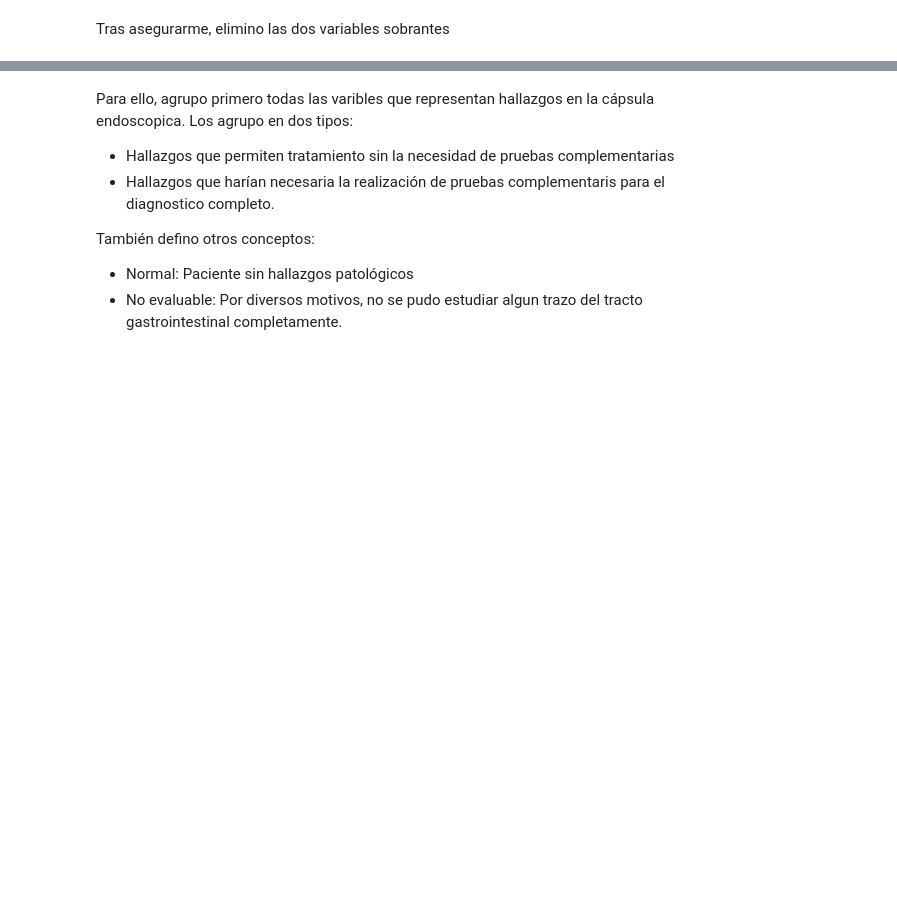
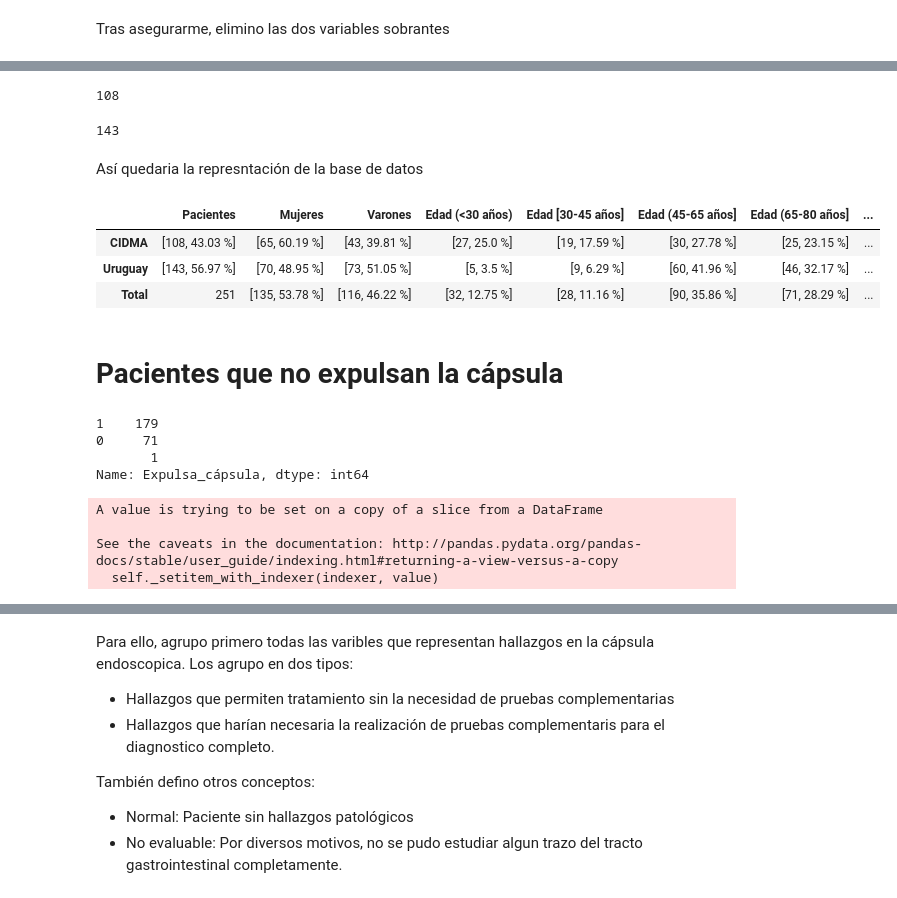
Before and after one commit to Hermenegildo12/Capsula_endoscopia, a Jupyter notebook: Capsula.ipynb, the cells around one changed output, grey strips where cells are left out. Saved outputs shown, nothing was run; the diff lists cells and outputs as text; code cells hidden in the pictures; blank space fills up the shorter version.

```diff
--- a/Capsula.ipynb
+++ b/Capsula.ipynb
@@ -113,0 +267,55 @@ datos.drop(columns=['Hernia_hiato_esof','Hernia_hiato_estom'],axis=0, inplace=Tr
+# %%
+def edades (cent,limi_inf,simbolo,limi_sup=0):
+    centro=datos[datos["Médico"]==cent]
+    if simbolo=="<":
+        numero=len(centro[centro["Edad"]<limi_inf])
+        return numero
+    elif simbolo=="entre":
+        numero=len(centro[(centro["Edad"]>=limi_inf) & (centro["Edad"]<=limi_sup)])
+        return numero
+    elif simbolo=="entre_no":
+        numero=len(centro[(datos["Edad"]>limi_inf) & (centro["Edad"]<=limi_sup)])
+        return numero
+    elif simbolo==">":
+        numero=len(centro[(centro["Edad"]>limi_inf)])
+        return numero
+# %%
+#Calculo los porcentajes de edad para CIDMA
+cidma_30=(edades(0,30,"<"))
+cidma_30_45=edades(0,30,"entre",45)
+cidma_45_65=edades(0,45,"entre_no",65)
+cidma_65_80=edades(0,65,"entre_no",80)
+cidma_80=(edades(0,80,">"))
+#Compruebo que es correcta
+cidma_30+cidma_30_45+cidma_45_65+cidma_65_80+cidma_80
+# %% [output]
+108
+# %%
+#Calculo los porcentajes de edad para el hospital Italiano
+u_30=(edades(1,30,"<"))
+u_30_45=edades(1,30,"entre",45)
+u_45_65=edades(1,45,"entre_no",65)
+u_65_80=edades(1,65,"entre_no",80)
+u_80=(edades(1,80,">"))
+#Compruebo que es correcta
+u_30+u_30_45+u_45_65+u_65_80+u_80
+# %% [output]
+143
+# %% [markdown]
+Así quedaria la represntación de la base de datos
+# %%
+partida=pd.DataFrame({"Pacientes":[[108,str(round((108*100/251),2))+" %"],[143,str(round((143*100/251),2))+" %"],251],
+                     "Mujeres":[[65,str(round((65*100/108),2))+" %"],[70,str(round((70*100/143),2))+" %"],[135,str(round((135*100/251),2))+" %"]],
+                     "Varones":[[43,str(round((43*100/108),2))+" %"],[73,str(round((73*100/143),2))+" %"],[116,str(round((116*100/251),2))+" %"]],
+                     "Edad (<30 años)":[[cidma_30,str(round((cidma_30*100/108),2))+" %"],[u_30,str(round((u_30*100/143),2))+" %"],[32,str(round((32*100/251),2))+" %"]],
+                     "Edad [30-45 años]":[[cidma_30_45,str(round((cidma_30_45*100/108),2))+" %"],[u_30_45,str(round((u_30_45*100/143),2))+" %"],[28,str(round((28*100/251),2))+" %"]],
+                     "Edad (45-65 años]":[[cidma_45_65,str(round((cidma_45_65*100/108),2))+" %"],[u_45_65,str(round((u_45_65*100/143),2))+" %"],[90,str(round((90*100/251),2))+" %"]],
+                     "Edad (65-80 años]":[[cidma_65_80,str(round((cidma_65_80*100/108),2))+" %"],[u_65_80,str(round((u_65_80*100/143),2))+" %"],[71,str(round((71*100/251),2))+" %"]],
+                     "Edad (>80 años)":[[cidma_80,str(round((cidma_80*100/108),2))+" %"],[u_80,str(round((u_80*100/143),2))+" %"],[30,str(round((30*100/251),2))+" %"]]}
+                     ,index=["CIDMA","Uruguay","Total"])
+partida
+# %% [output]
+|  | Pacientes | Mujeres | Varones | Edad (<30 años) | Edad [30-45 años] | Edad (45-65 años] | Edad (65-80 años] | ... |
+| CIDMA | [108, 43.03 %] | [65, 60.19 %] | [43, 39.81 %] | [27, 25.0 %] | [19, 17.59 %] | [30, 27.78 %] | [25, 23.15 %] | ... |
+| Uruguay | [143, 56.97 %] | [70, 48.95 %] | [73, 51.05 %] | [5, 3.5 %] | [9, 6.29 %] | [60, 41.96 %] | [46, 32.17 %] | ... |
+| Total | 251 | [135, 53.78 %] | [116, 46.22 %] | [32, 12.75 %] | [28, 11.16 %] | [90, 35.86 %] | [71, 28.29 %] | ... |
@@ -113,0 +325,2 @@ datos.drop(columns=['Hernia_hiato_esof','Hernia_hiato_estom'],axis=0, inplace=Tr
+# %% [markdown]
+# Pacientes que no expulsan la cápsula
@@ -113,0 +329,17 @@ datos.drop(columns=['Hernia_hiato_esof','Hernia_hiato_estom'],axis=0, inplace=Tr
+# %%
+datos['Expulsa_cápsula'].value_counts()
+# %% [output]
+1    179
+0     71
+       1
+Name: Expulsa_cápsula, dtype: int64
+# %%
+#Al ver que hay un valor no recogido y tras analizarlo.Veo que la paciente no llego a expulsar la cápsula y por ello
+#lo pongo correctamente
+datos[datos['Expulsa_cápsula']==" "]
+datos['Expulsa_cápsula'].loc[79]=0
+# %% [output]
+A value is trying to be set on a copy of a slice from a DataFrame
+
+See the caveats in the documentation: http://pandas.pydata.org/pandas-docs/stable/user_guide/indexing.html#returning-a-view-versus-a-copy
+  self._setitem_with_indexer(indexer, value)
```
Also changed, not shown: parts of 44 cells of this notebook, 1 other file.
